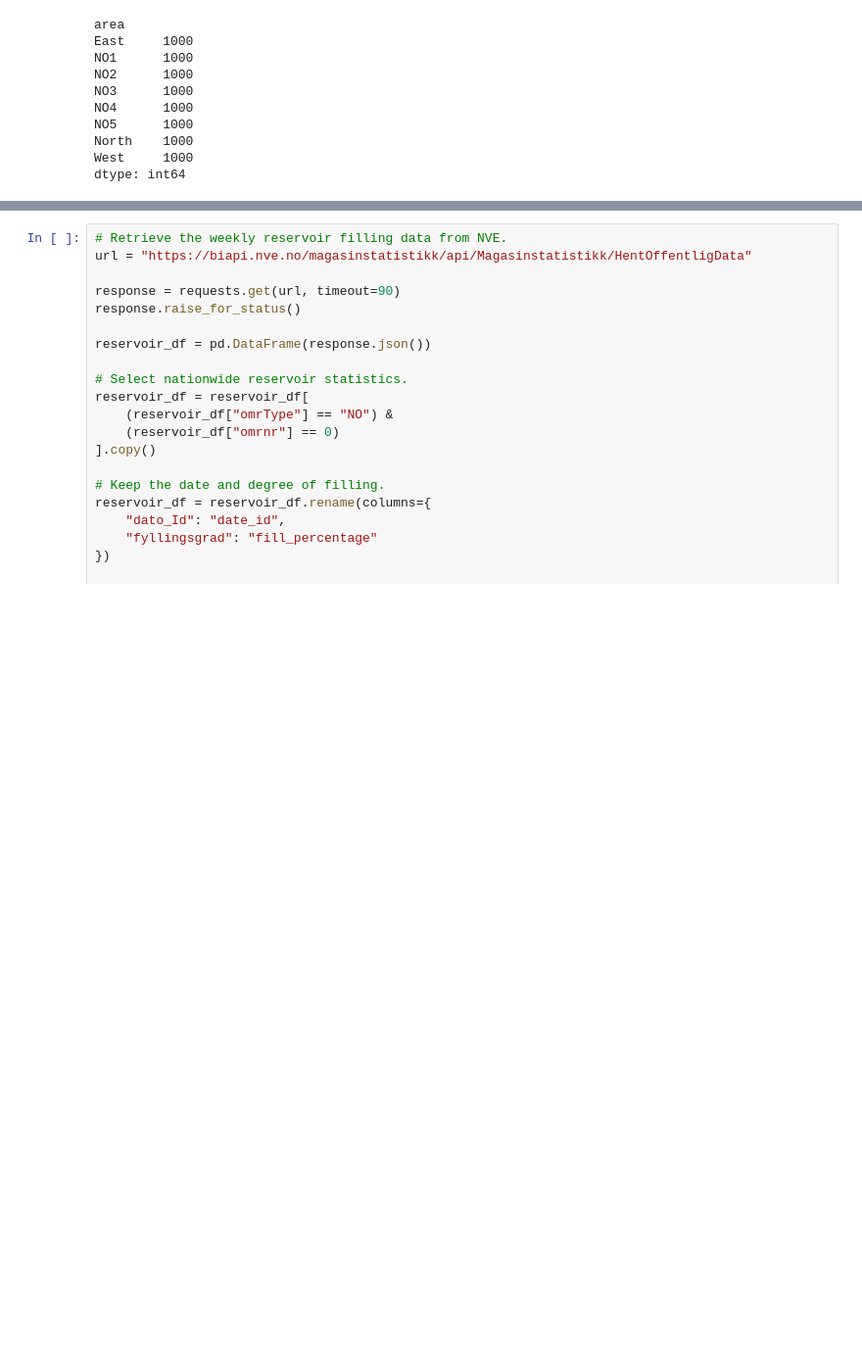
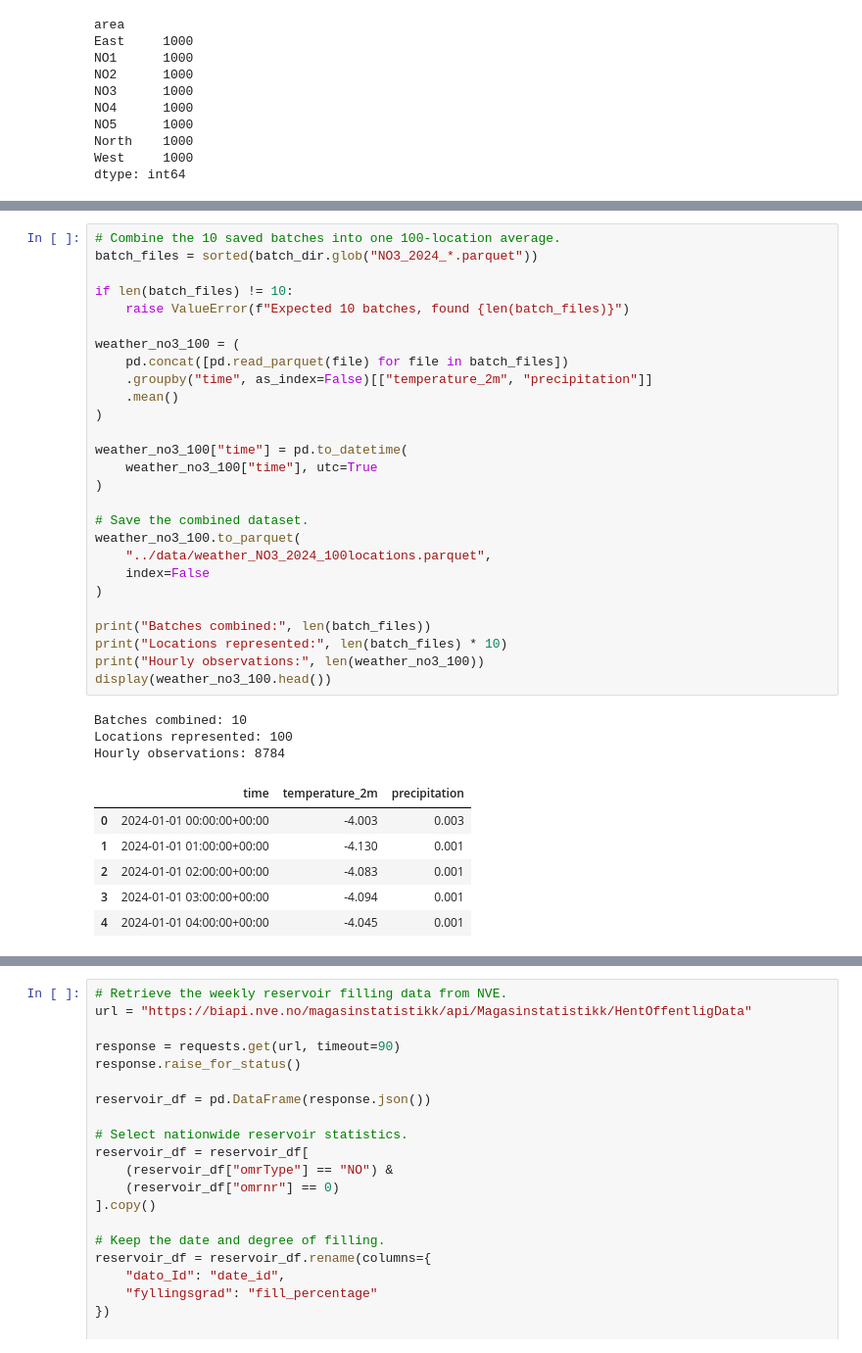
Before and after one commit to ptilrem/ptilrem-D2D-SLapp, a Jupyter notebook: notebook/assignment3.ipynb, the cells around one changed output, grey strips where cells are left out. Shown at 98% size. Drawn from its saved outputs; the diff is of its cells as text; blank space fills up the shorter version.

Commit message:
Stored data where available (limited API requests)

```diff
--- a/notebook/assignment3.ipynb
+++ b/notebook/assignment3.ipynb
@@ -191,0 +254,37 @@ Saved 8784 hourly observations.
+# %%
+# Combine the 10 saved batches into one 100-location average.
+batch_files = sorted(batch_dir.glob("NO3_2024_*.parquet"))
+
+if len(batch_files) != 10:
+    raise ValueError(f"Expected 10 batches, found {len(batch_files)}")
+
+weather_no3_100 = (
+    pd.concat([pd.read_parquet(file) for file in batch_files])
+    .groupby("time", as_index=False)[["temperature_2m", "precipitation"]]
+    .mean()
+)
+
+weather_no3_100["time"] = pd.to_datetime(
+    weather_no3_100["time"], utc=True
+)
+
+# Save the combined dataset.
+weather_no3_100.to_parquet(
+    "../data/weather_NO3_2024_100locations.parquet",
+    index=False
+)
+
+print("Batches combined:", len(batch_files))
+print("Locations represented:", len(batch_files) * 10)
+print("Hourly observations:", len(weather_no3_100))
+display(weather_no3_100.head())
+# %% [output]
+Batches combined: 10
+Locations represented: 100
+Hourly observations: 8784
+|  | time | temperature_2m | precipitation |
+| 0 | 2024-01-01 00:00:00+00:00 | -4.003 | 0.003 |
+| 1 | 2024-01-01 01:00:00+00:00 | -4.130 | 0.001 |
+| 2 | 2024-01-01 02:00:00+00:00 | -4.083 | 0.001 |
+| 3 | 2024-01-01 03:00:00+00:00 | -4.094 | 0.001 |
+| 4 | 2024-01-01 04:00:00+00:00 | -4.045 | 0.001 |
```
Also changed, not shown: parts of 16 cells of this notebook, 36 other files.
